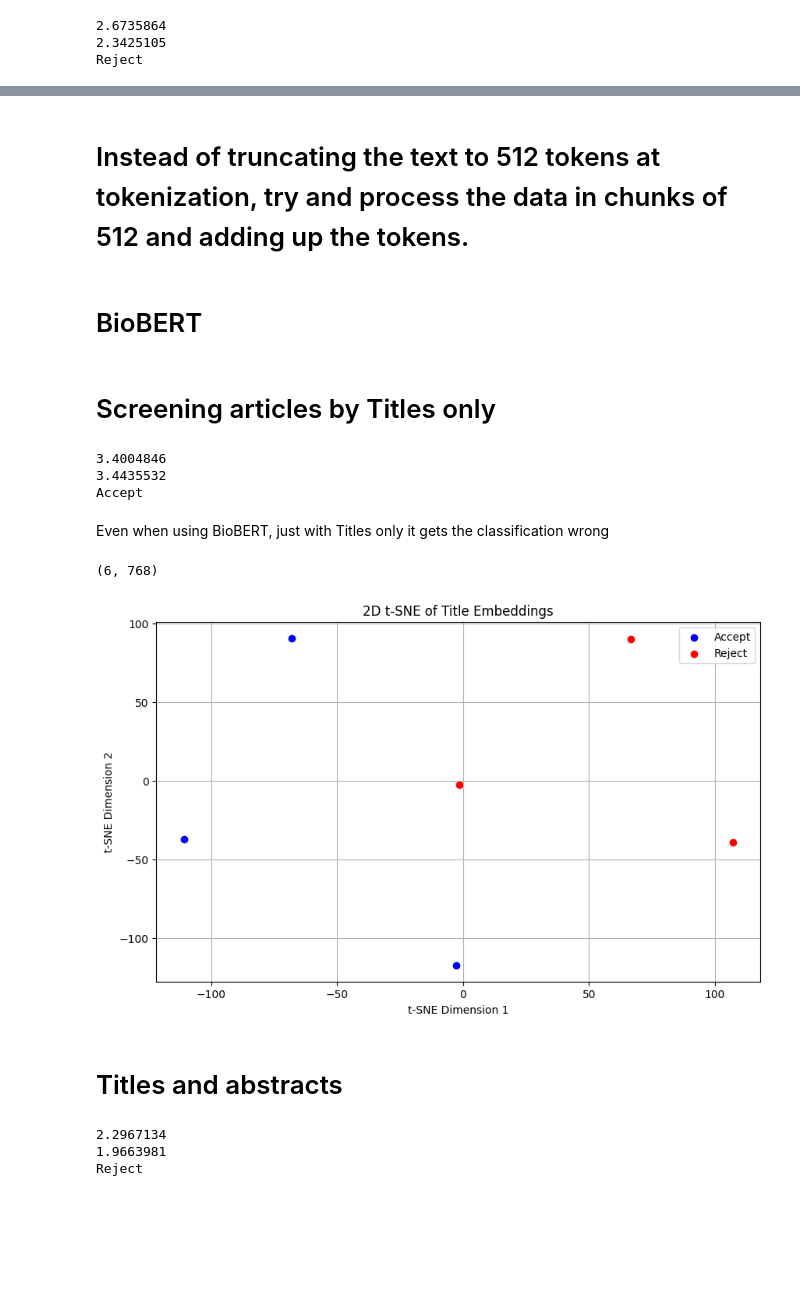
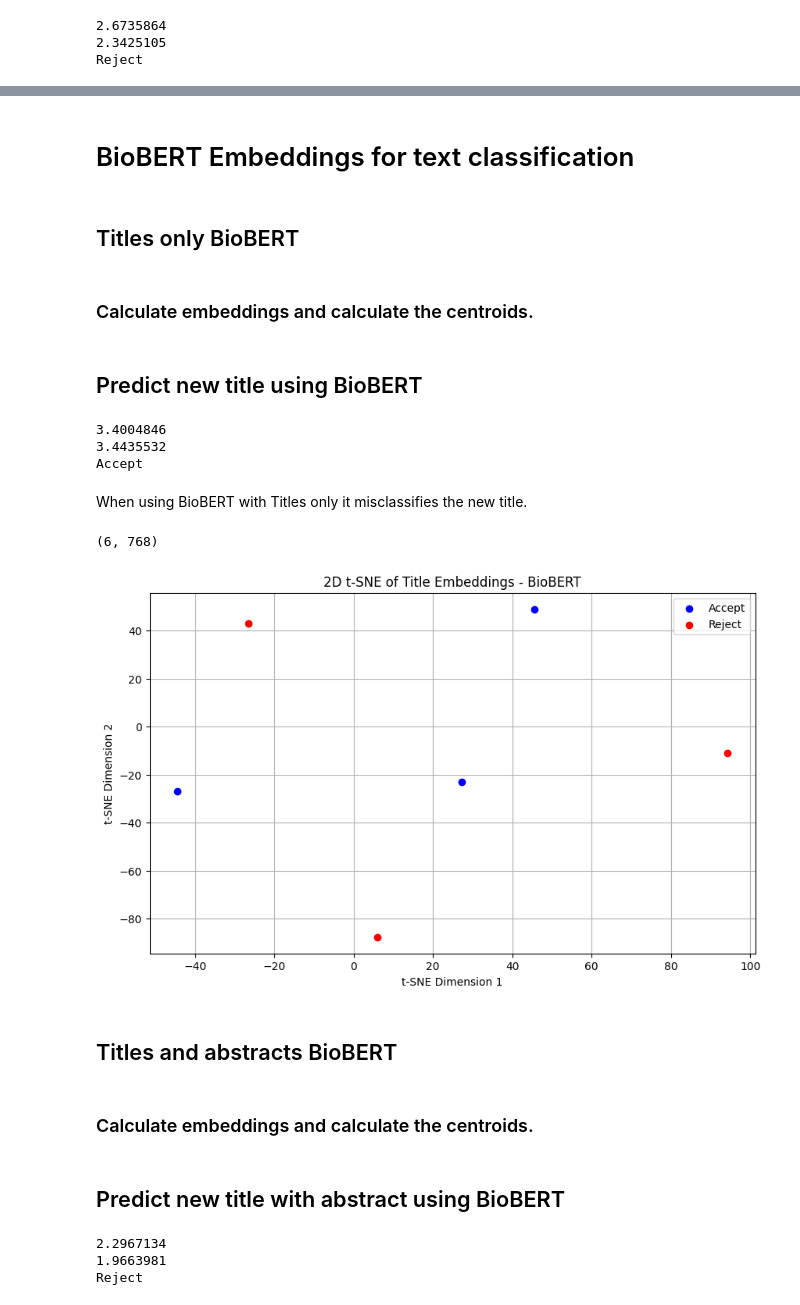
Before and after one commit to winfrednyoroka/ArticleSieve, a Jupyter notebook: Notebooks/Screeningpapers.ipynb, the cells around one changed output, grey strips where cells are left out. Saved outputs shown, nothing was run; the diff lists cells and outputs as text; code cells hidden in the pictures; blank space fills up the shorter version.

```diff
--- a/Notebooks/Screeningpapers.ipynb
+++ b/Notebooks/Screeningpapers.ipynb
@@ -286,2 +293,0 @@ To disable this warning, you can either:
-# %% [markdown]
- # Instead of truncating the text to 512 tokens at tokenization, try and process the data in chunks of 512 and adding up the tokens.
@@ -305,7 +294,9 @@ To disable this warning, you can either:
 # %% [markdown]
-# BioBERT
+# BioBERT Embeddings for text classification
 # %% [markdown]
-# Screening articles by Titles only
+## Titles only BioBERT
+# %% [markdown]
+### Calculate embeddings and calculate the centroids.
 # %%
 # Calculate the embeddings
 # Load libraries as before
@@ -328,15 +319,18 @@ def calculate_centroid(embeddings):
 #Get embeddings
 # input
 #Pre-classified sentences
-accept_sentences = ['The role of adiposity in cardiometabolic traits: a Mendelian randomization analysis','Age- and sex-specific causal effects of adiposity on cardiovascular risk factors','Causal Effect of Adiposity Measures on Blood Pressure Traits in 2 Urban Swedish Cohorts: A Mendelian Randomization Study'
+accept_titles = ['The role of adiposity in cardiometabolic traits: a Mendelian randomization analysis','Age- and sex-specific causal effects of adiposity on cardiovascular risk factors','Causal Effect of Adiposity Measures on Blood Pressure Traits in 2 Urban Swedish Cohorts: A Mendelian Randomization Study'
 ]
-reject_sentences = ['The causal effects of health conditions and risk factors on social and socioeconomic outcomes: Mendelian randomization in UK Biobank','Association of serum HDL-cholesterol and apolipoprotein A1 levels with risk of severe SARS-CoV-2 infection','Effect of Systolic Blood Pressure on Left Ventricular Structure and Function: A Mendelian Randomization Study']
+reject_titles = ['The causal effects of health conditions and risk factors on social and socioeconomic outcomes: Mendelian randomization in UK Biobank','Association of serum HDL-cholesterol and apolipoprotein A1 levels with risk of severe SARS-CoV-2 infection','Effect of Systolic Blood Pressure on Left Ventricular Structure and Function: A Mendelian Randomization Study']
 # Getting embeddings
-accept_embeddings = [get_embedding(sent)for sent in accept_sentences]
+accept_embeddings = [get_embedding(sent)for sent in accept_titles]
 
-reject_embeddings = [get_embedding(sent)for sent in reject_sentences]
+reject_embeddings = [get_embedding(sent)for sent in reject_titles]
+
 # Calculate the average locations (centroids)
 accept_centroid = calculate_centroid(accept_embeddings)
 reject_centroid = calculate_centroid(reject_embeddings)
+# %% [markdown]
+## Predict new title using BioBERT
 # %%
 # Predict the category of a new title
@@ -361,7 +355,7 @@ print(classification)
 3.4435532
 Accept
 # %% [markdown]
-Even when using BioBERT, just with Titles only it gets the classification wrong
+When using BioBERT with Titles only it misclassifies the new title.
 # %%
 import numpy as np
 import matplotlib.pyplot as plt
@@ -371,37 +365,39 @@ from sklearn.manifold import TSNE
 # Concatenate all embeddings
 all_embeddings = np.concatenate((accept_embeddings,reject_embeddings),axis=0)
 
 all_embeddings = np.squeeze(all_embeddings,axis=1)
 
 print(all_embeddings.shape)
 
 # Reduce the dimensionality
 # Set the perplexity to a value less than the number of samples
 perplexity_value = min(30, len(all_embeddings)-1)
 
 #Apply t-SNE for dimensionality reduction
 tsne = TSNE(n_components=2,random_state=42,perplexity=perplexity_value)
 embeddings_2d = tsne.fit_transform(all_embeddings)
 
 # Visualise the embeddings
 num_accept = len(accept_embeddings)
 # Plotting
 plt.figure(figsize=(10,6))
 plt.scatter(embeddings_2d[:num_accept,0],embeddings_2d[:num_accept,1],color='b',label='Accept')
 plt.scatter(embeddings_2d[num_accept:,0],embeddings_2d[num_accept:,1],color='r',label='Reject')
 
-plt.title("2D t-SNE of Title Embeddings")
+plt.title("2D t-SNE of Title Embeddings - BioBERT")
 
 plt.xlabel('t-SNE Dimension 1')
 plt.ylabel('t-SNE Dimension 2')
 plt.legend()
 plt.grid(True)
 plt.show()
 # %% [output]
 (6, 768)
-[figure, old version]
+[figure, new version]
 # %% [markdown]
-# Titles and abstracts
+## Titles and abstracts BioBERT
+# %% [markdown]
+### Calculate embeddings and calculate the centroids.
 # %%
 # Load a BERT model tokenizer
 tokenizer = AutoTokenizer.from_pretrained('monologg/biobert_v1.1_pubmed')
@@ -451,6 +447,8 @@ reject_embeddings =[get_embeddings(text) for text in Rejected]
 # Centroid /average location calculator
 accepted_centroid = centroid_calculator(accept_embeddings)
 rejected_centroid = centroid_calculator(reject_embeddings)
+# %% [markdown]
+## Predict new title with abstract using BioBERT
 # %%
 # Predict a category for new title and abstract
 # Classify a new title and abstract
```
Also changed, not shown: parts of 30 cells of this notebook.
